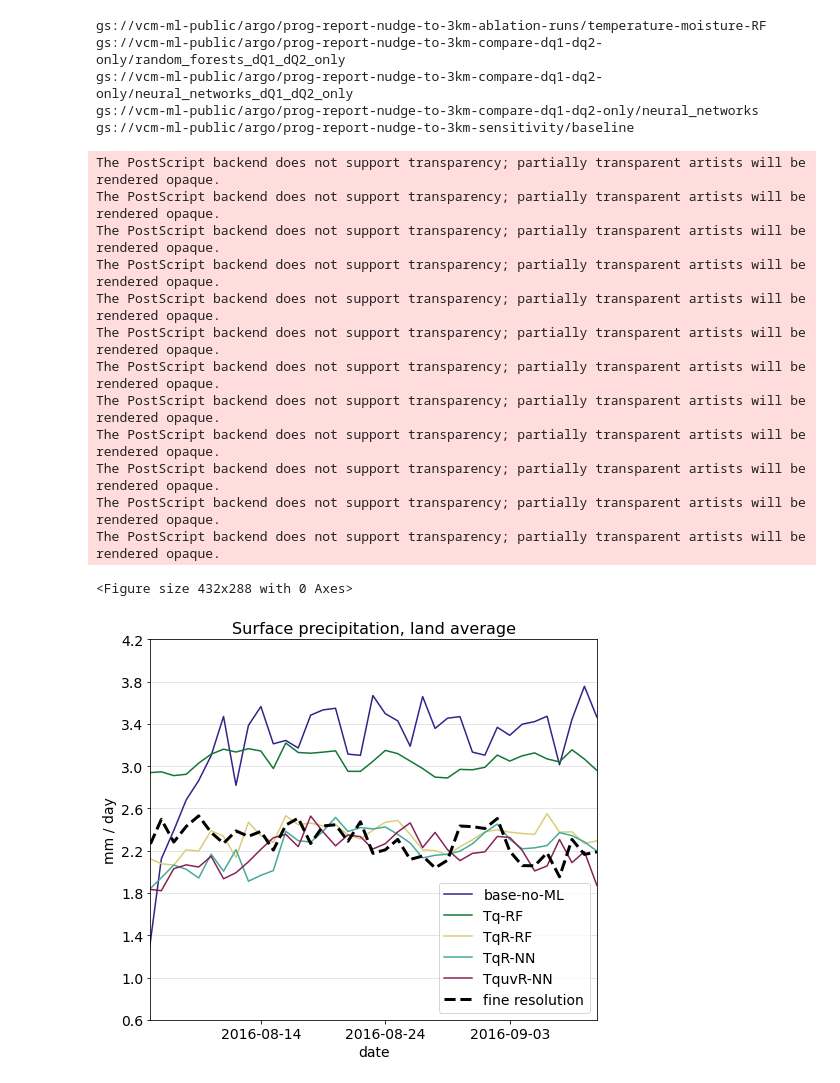
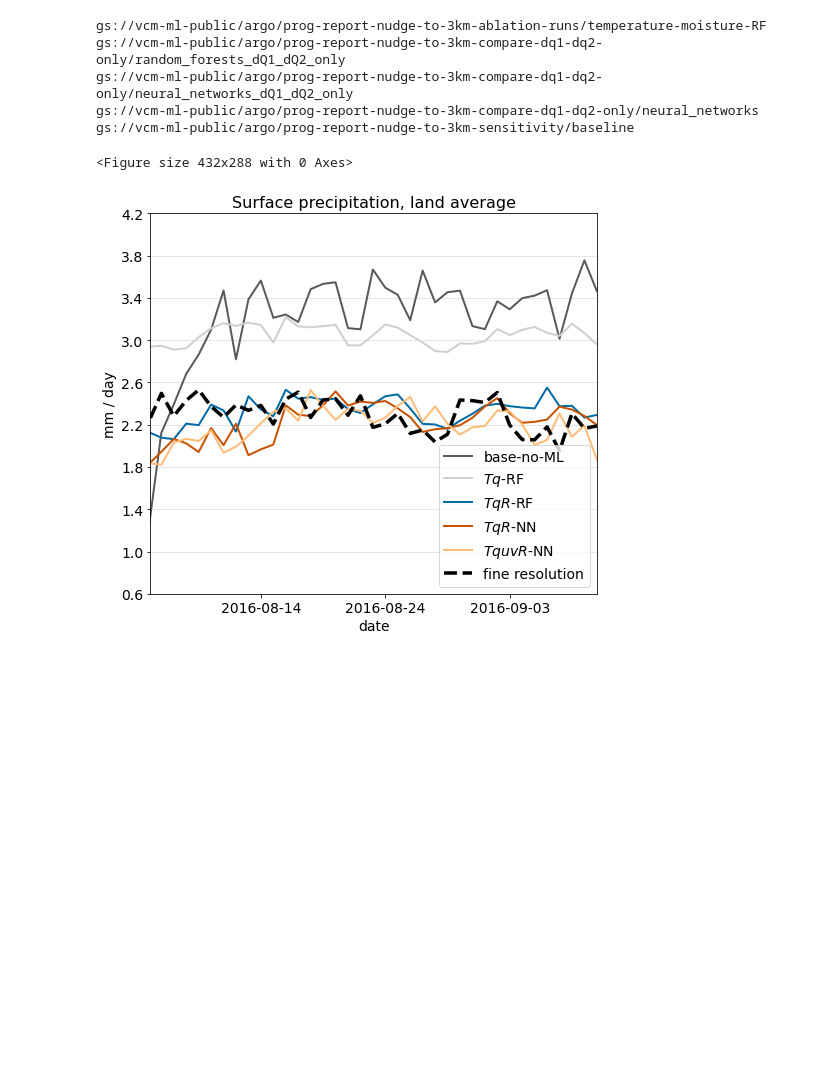
Before and after one commit to ai2cm/nudge-to-fine-3km-manuscript-workflow, a Jupyter notebook: notebooks/training-sensitivity-time-series.ipynb, the cells around one changed output. Saved outputs shown, nothing was run; the diff lists cells and outputs as text; code cells hidden in the pictures; blank space fills up the shorter version.

Commit message:
update figure notebooks

```diff
--- a/notebooks/training-sensitivity-time-series.ipynb
+++ b/notebooks/training-sensitivity-time-series.ipynb
@@ -66,7 +66,19 @@ gs://vcm-ml-public/argo/prog-report-nudge-to-3km-compare-dq1-dq2-only/random_for
 gs://vcm-ml-public/argo/prog-report-nudge-to-3km-compare-dq1-dq2-only/neural_networks_dQ1_dQ2_only
 gs://vcm-ml-public/argo/prog-report-nudge-to-3km-compare-dq1-dq2-only/neural_networks
 gs://vcm-ml-public/argo/prog-report-nudge-to-3km-sensitivity/baseline
+# %%
+default_colormap = plt.rcParams['axes.prop_cycle'].by_key()['color']
+
+colors = {
+    "base-no-ML": default_colormap[3],
+    "TqR-RF": default_colormap[0],
+    "TqR-NN": default_colormap[5],
+    "TquvR-NN": default_colormap[8],
+    "TquvR-RF": default_colormap[9],
+    "Tq-RF": default_colormap[9],
+}
 # %%
+lw=2.
 fig = plt.figure()
 
 fig=plt.figure(figsize=(8,7))
@@ -82,85 +94,73 @@ diags["base-no-ML"] \
     .resample(time='1D').mean('time') \
     .plot(
         label="base-no-ML",
-        linewidth=1.5,
-        color='#332288'
+        linewidth=lw,
+        color=colors["base-no-ML"]
     )
 
 diags["Tq-RF"] \
     ["total_precip_to_surface_spatial_mean_physics_land"].sortby("time") \
     .resample(time='1D').mean('time') \
     .plot(
-        label="Tq-RF",
-        linewidth=1.5,
-        color='#117733'
+        label="$Tq$-RF",
+        linewidth=lw,
+        color=colors["Tq-RF"]
     )
 
 diags["TqR-RF"] \
     ["total_precip_to_surface_spatial_mean_physics_land"].sel(time=subset_times).sortby("time") \
     .resample(time='1D').mean('time') \
     .plot(
-        label="TqR-RF",
+        label="$TqR$-RF",
         linestyle="-",
-        linewidth=1.5,
-        color='#DDCC77'
+        linewidth=lw,
+        color=colors["TqR-RF"]
     )
 diags["TqR-NN"] \
 ["total_precip_to_surface_spatial_mean_physics_land"].sel(time=subset_times).sortby("time") \
     .resample(time='1D').mean('time') \
     .plot(
-        label="TqR-NN",
+        label="$TqR$-NN",
         linestyle="-",
-        linewidth=1.5,
-        color='#44AA99'
+        linewidth=lw,
+        color=colors["TqR-NN"]
     )
 diags["TquvR-NN"] \
 ["total_precip_to_surface_spatial_mean_physics_land"].sel(time=subset_times).sortby("time") \
     .resample(time='1D').mean('time') \
     .plot(
-        label="TquvR-NN",
+        label="$TquvR$-NN",
         linestyle="-",
-        linewidth=1.5,
-        color='#882255'
+        linewidth=lw,
+        color=colors["TquvR-NN"]
     )
 
 
 verif_physics["total_precip_to_surface_spatial_mean_physics_land"] \
     .sel(time=subset_times) \
     .sortby("time") \
     .plot(
         linestyle="--",
         label="fine resolution",
-        linewidth=3,
+        linewidth=3.5,
         color="black",
     )
 
 plt.legend()
 plt.xlabel("date", fontsize=14)
 plt.ylabel("mm / day", fontsize=14)
 
 plt.xlim(min(subset_times), max(subset_times))
 plt.ylim(0.6, 4.2)
 
 plt.grid(True, axis="y", alpha=0.4)
 plt.xticks(fontsize=14)
 
 plt.yticks(np.linspace(0.6, 4.2, 10), fontsize=14)
 plt.title("Surface precipitation, land average", fontsize=16)
 plt.legend(loc="lower right", fontsize=14)
 
-plt.savefig("final_figures/PrecLandTimeSeries.eps", format="eps")
+plt.savefig("final_figures/PrecLandTimeSeries.pdf", bbox_inches = "tight")
 # %% [output]
-The PostScript backend does not support transparency; partially transparent artists will be rendered opaque.
-The PostScript backend does not support transparency; partially transparent artists will be rendered opaque.
-The PostScript backend does not support transparency; partially transparent artists will be rendered opaque.
-The PostScript backend does not support transparency; partially transparent artists will be rendered opaque.
-The PostScript backend does not support transparency; partially transparent artists will be rendered opaque.
-The PostScript backend does not support transparency; partially transparent artists will be rendered opaque.
-The PostScript backend does not support transparency; partially transparent artists will be rendered opaque.
-The PostScript backend does not support transparency; partially transparent artists will be rendered opaque.
-The PostScript backend does not support transparency; partially transparent artists will be rendered opaque.
-The PostScript backend does not support transparency; partially transparent artists will be rendered opaque.
-The PostScript backend does not support transparency; partially transparent artists will be rendered opaque.
-The PostScript backend does not support transparency; partially transparent artists will be rendered opaque.
+<Figure size 432x288 with 0 Axes>
-<Figure size 432x288 with 0 Axes>
-[figure, old version]
+[figure, new version]
```
